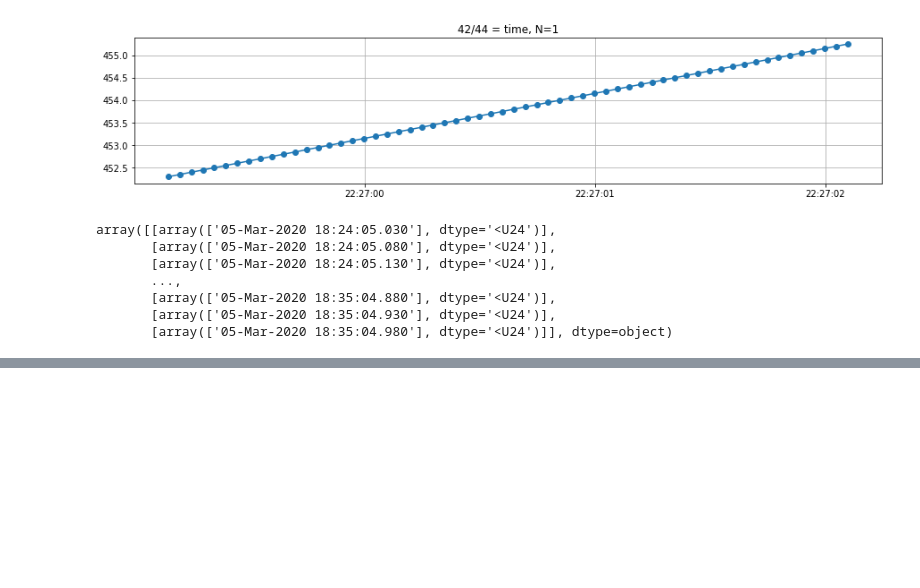
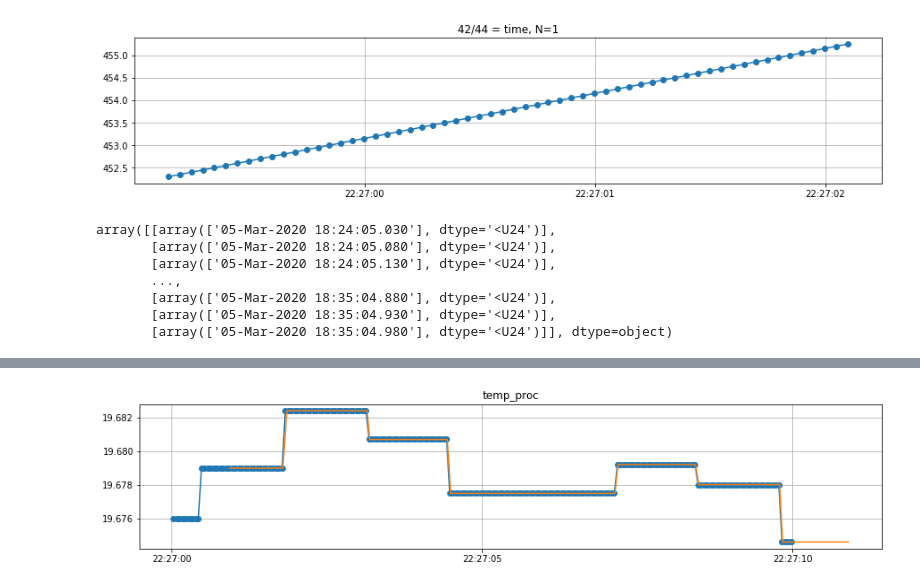
Before and after one commit to bxin/M2_summit_2003, a Jupyter notebook: a02_check_telemetry.ipynb, the cells around one changed output, grey strips where cells are left out. Cells and saved outputs as stored; diff of their text form; code cells hidden in the pictures; blank space fills up the shorter version.

```diff
--- a/a02_check_telemetry.ipynb
+++ b/a02_check_telemetry.ipynb
@@ -567,0 +639,5 @@ array([[array(['05-Mar-2020 18:24:05.030'], dtype='<U24')],
+# %%
+#known bug, M2 sends utc everywhere.
+df = await client.select_time_series('lsst.sal.MTM2.temperaturesMeasured', '*',
+                                     (start-timedelta(seconds=37)).tai, (end-timedelta(seconds=37)).tai, csc_index)
+df.head()
@@ -567,0 +652,9 @@ array([[array(['05-Mar-2020 18:24:05.030'], dtype='<U24')],
+# %%
+fig, ax = plt.subplots(figsize=(15,3))
+plt.plot(t[tt], data['temp_proc'][tt,0],'-o')
+plt.plot(np.array([pd.to_datetime(df.private_sndStamp, unit='s')[i+18] for i in tt]),
+         np.array([df.temps0[i] for i in tt]))
+plt.title('temp_proc')
+plt.grid()
+# %% [output]
+[figure, added]
```
Also changed, not shown: parts of 22 cells of this notebook, 2 other files.
